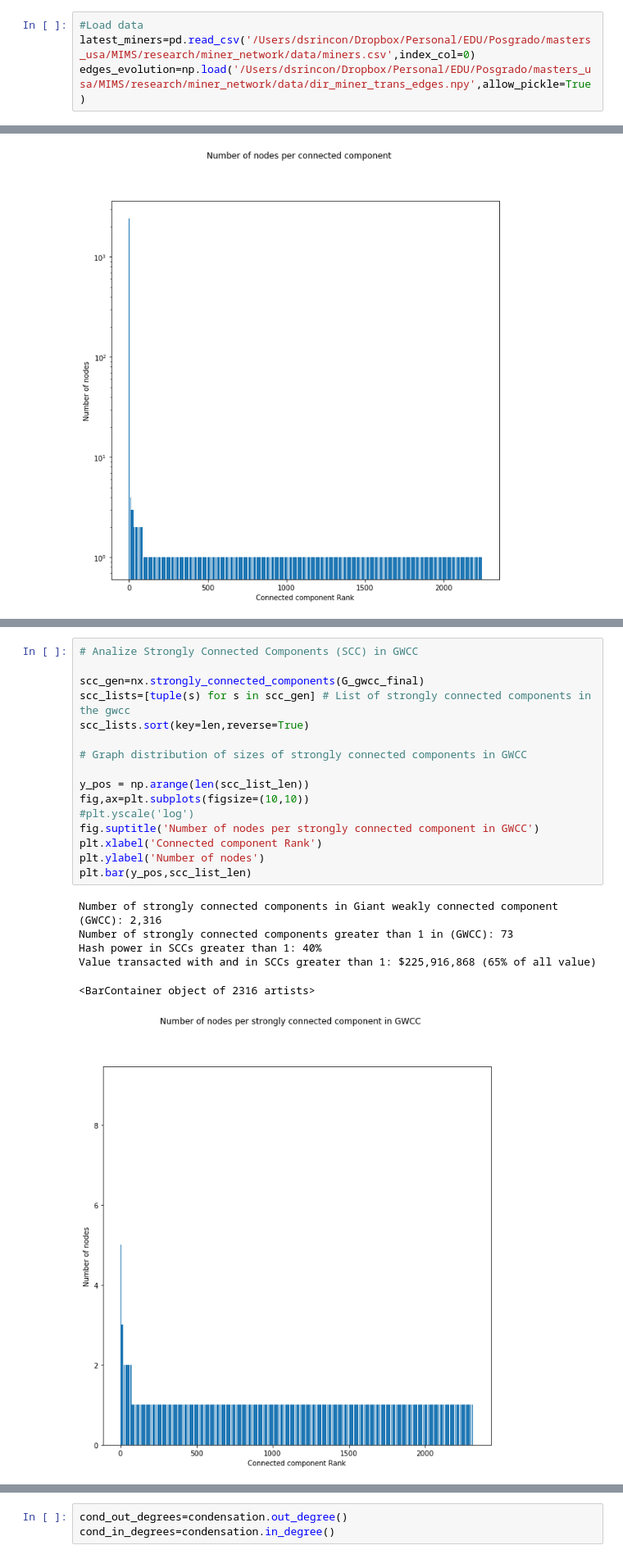
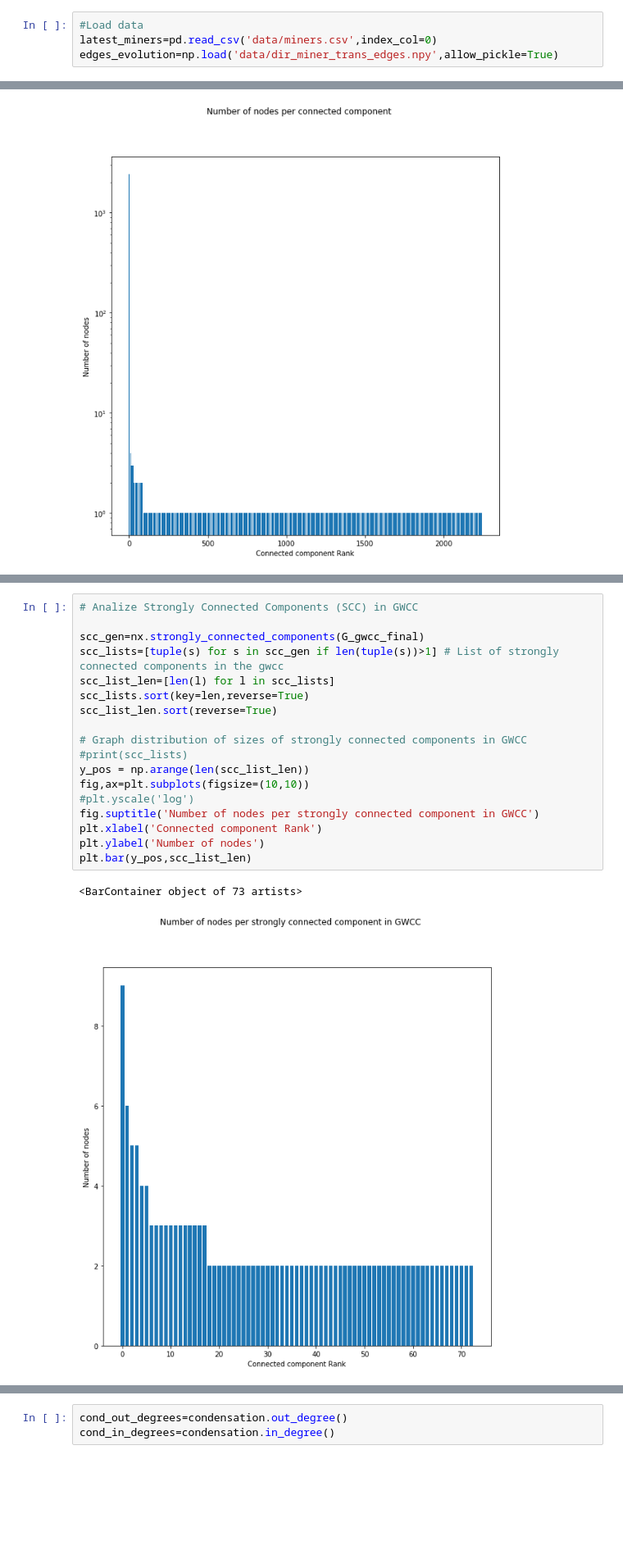
Before and after one commit to dsrincon/miner_network_analysis, a Jupyter notebook: ethereum_miner_controllability_analysis.ipynb, the cells around one changed output, grey strips where cells are left out. Shown at 82% size. Saved outputs shown, nothing was run; the diff lists cells and outputs as text; blank space fills up the shorter version.

```diff
--- a/ethereum_miner_controllability_analysis.ipynb
+++ b/ethereum_miner_controllability_analysis.ipynb
@@ -27,7 +34,7 @@ from scipy.stats import percentileofscore
 # %%
 #Load data
-latest_miners=pd.read_csv('/Users/dsrincon/Dropbox/Personal/EDU/Posgrado/masters_usa/MIMS/research/miner_network/data/miners.csv',index_col=0)
-edges_evolution=np.load('/Users/dsrincon/Dropbox/Personal/EDU/Posgrado/masters_usa/MIMS/research/miner_network/data/dir_miner_trans_edges.npy',allow_pickle=True)
+latest_miners=pd.read_csv('data/miners.csv',index_col=0)
+edges_evolution=np.load('data/dir_miner_trans_edges.npy',allow_pickle=True)
 # %%
 # Set miners with NaN in no. blocks to 1
 print('Miners with no. blocks = NaN: {} '.format(len(latest_miners.loc[latest_miners['no. blocks'].isnull()])))
@@ -497,23 +779,21 @@ Value transacted in GWCC: $336,196,576 (97% of all value)
 # %%
 # Analize Strongly Connected Components (SCC) in GWCC
 
 scc_gen=nx.strongly_connected_components(G_gwcc_final)
-scc_lists=[tuple(s) for s in scc_gen] # List of strongly connected components in the gwcc
+scc_lists=[tuple(s) for s in scc_gen if len(tuple(s))>1] # List of strongly connected components in the gwcc
+scc_list_len=[len(l) for l in scc_lists]
 scc_lists.sort(key=len,reverse=True)
+scc_list_len.sort(reverse=True)
 
 # Graph distribution of sizes of strongly connected components in GWCC
-
+#print(scc_lists)
 y_pos = np.arange(len(scc_list_len))
 fig,ax=plt.subplots(figsize=(10,10))
 #plt.yscale('log')
 fig.suptitle('Number of nodes per strongly connected component in GWCC')
 plt.xlabel('Connected component Rank')
 plt.ylabel('Number of nodes')
 plt.bar(y_pos,scc_list_len)
 # %% [output]
-Number of strongly connected components in Giant weakly connected component (GWCC): 2,316
-Number of strongly connected components greater than 1 in (GWCC): 73
-Hash power in SCCs greater than 1: 40%
-Value transacted with and in SCCs greater than 1: $225,916,868 (65% of all value)
+<BarContainer object of 73 artists>
-<BarContainer object of 2316 artists>
-[figure, old version]
+[figure, new version]
```
Also changed, not shown: parts of 58 cells of this notebook, 8 other files.
